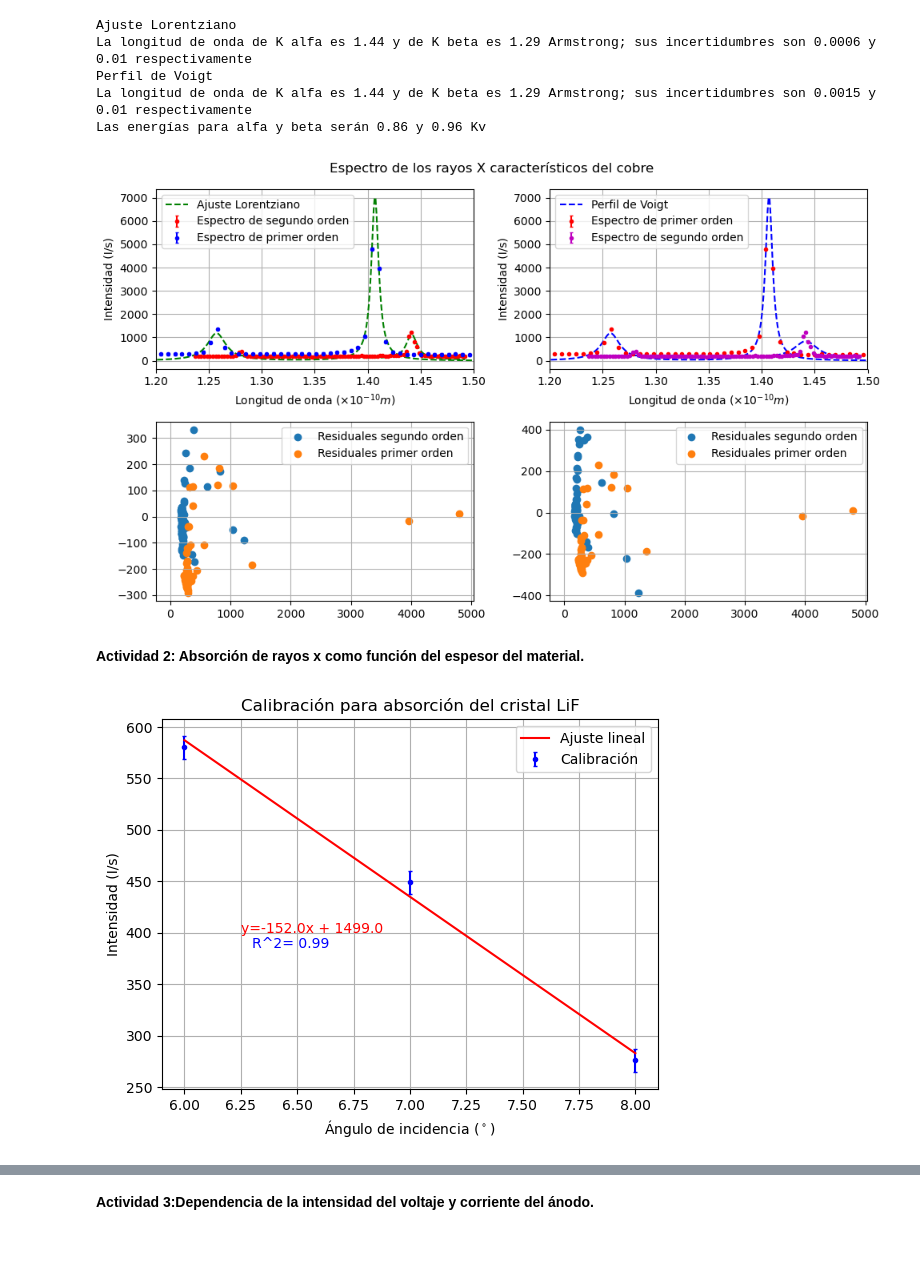
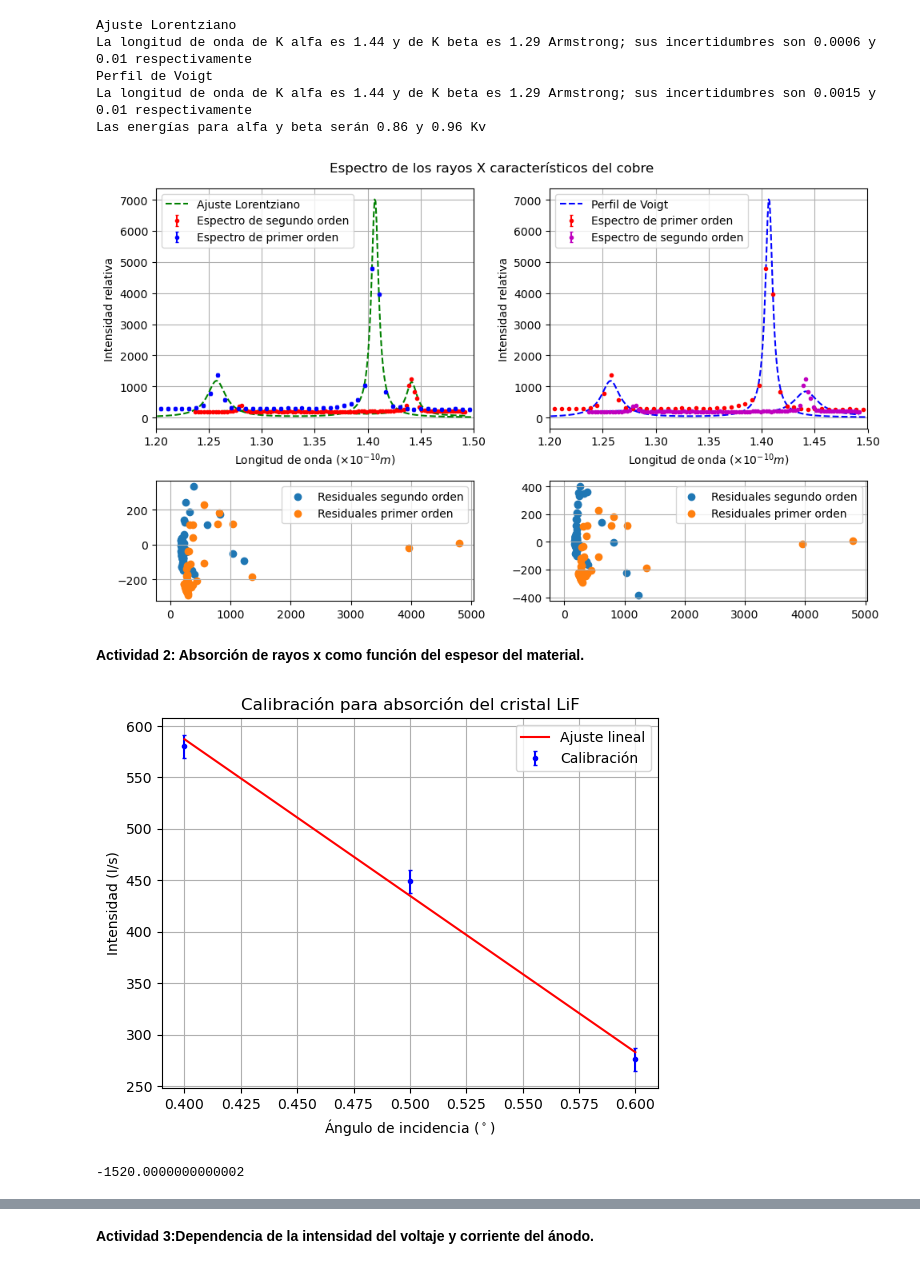
Before and after one commit to ccuellarn/Laboratorio-Intermedio---Pr-cticas20242, a Jupyter notebook: Rayos X/Rayos X.ipynb, the cells around one changed output, grey strips where cells are left out. Cells and saved outputs as stored; diff of their text form; code cells hidden in the pictures.

Commit message:
Final actividad 1,2,3

```diff
--- a/Rayos X/Rayos X.ipynb
+++ b/Rayos X/Rayos X.ipynb
@@ -237,13 +237,13 @@ La longitud de onda de K alfa es 1.44 y de K beta es 1.29 Armstrong; sus incerti
 Las energías para alfa y beta serán 0.86 y 0.96 Kv
 # %%
 #Gráfico
-fig = plt.figure(figsize = (10, 6))
+fig, axis = plt.subplots(2,2, figsize = (10, 6), gridspec_kw = {"height_ratios":[2, 1]})
+ax1 = axis[0, 0]
+ax2 = axis[0, 1]
+ax3 = axis[1, 0]
+ax4 = axis[1, 1]
+
 fig.suptitle('Espectro de los rayos X característicos del cobre')
-ax1 = fig.add_subplot(221)
-ax2 = fig.add_subplot(222)
-#Plots de residuos
-ax3 = fig.add_subplot(223)
-ax4 = fig.add_subplot(224)
 
 ax1.errorbar(x2,y2,color='r',label=r'Espectro de segundo orden',fmt='.',capsize=1.5,yerr=np.sqrt(errora2[0]+errorb2[0]))
 ax1.plot(x1_2,Lorentzian(x1_2,hb2,x0b2,Wb2)+Lorentzian(x1_2,ha2,x0a2,Wa2),'--',color='g', label=r'Ajuste Lorentziano')
@@ -251,43 +251,47 @@ ax1.errorbar(x,y,color='b',label=r'Espectro de primer orden',fmt='.',capsize=1.5
 ax1.plot(x1_,Lorentzian(x1_,hb,x0b,Wb)+Lorentzian(x1_,ha,x0a,Wa),'--',color='g')
 ax1.set_xlim(1.2,1.5)
 ax1.set_xlabel(r"Longitud de onda $(\times 10^{-10}m)$")
-ax1.set_ylabel('Intensidad (I/s)')
+ax1.set_ylabel('Intensidad relativa')
 ax1.grid()
 ax1.legend()
 
 
 ax2.errorbar(x,y,color='r',label=r'Espectro de primer orden',fmt='.',capsize=1.5,yerr=np.sqrt(errorva[0]+errorvaa[0]+errorvb[0]))
 ax2.plot(x1_,Voigt(x1_,amplitude_fitb, center_fitb, sigma_fitb, gamma_fitb)+Voigt(x1_,amplitude_fita, center_fita, sigma_fita, gamma_fita),'--',color='b', label=r'Perfil de Voigt')
 ax2.errorbar(x2,y2,color='m',label=r'Espectro de segundo orden',fmt='.',capsize=1.5,yerr=np.sqrt(errorva2[0]+errorvb2[0]))
 ax2.plot(x1_2,Voigt(x1_2,amplitude_fitb2, center_fitb2, sigma_fitb2, gamma_fitb2)+Voigt(x1_2,amplitude_fita2, center_fita2, sigma_fita2, gamma_fita2),'--',color='b')
 ax2.set_xlim(1.2,1.5)
 ax2.set_xlabel(r"Longitud de onda $(\times 10^{-10}m)$")
-ax2.set_ylabel('Intensidad (I/s)')
+ax2.set_ylabel('Intensidad relativa')
 ax2.grid()
 ax2.legend()
 
 ax3.scatter(y2,rL2,label = 'Residuales segundo orden')
 ax3.scatter(y,rL,label = 'Residuales primer orden')
 ax3.plot(x,np.zeros_like(x),color='r')
 ax3.grid()
 ax3.legend()
 
 ax4.scatter(y2,rV2,label = 'Residuales segundo orden')
 ax4.scatter(y,rV,label = 'Residuales primer orden')
 ax4.plot(x,np.zeros_like(y),color='r')
 ax4.grid()
 ax4.legend()
 
 fig.tight_layout()
+#plt.savefig('Actividad 1')
 # %% [output]
-[figure, old version]
+[figure, new version]
 # %% [markdown]
 **Actividad 2: Absorción de rayos x como función del espesor del material.**
 # %%
+x_3 = []
+for i in range(0,9):
+    x_3.append(round(2*dZn*(np.sin(np.radians(Data1A2['Ang'][i]))),1))
 #Calibración de barrido sin material
 n = 1
-param1 = np.polyfit(Data1A2['Ang'][0:3], Data1A2['In'][0:3], n)
-x_ = np.linspace(min(Data1A2['Ang'][0:3]),max(Data1A2['Ang'][0:3]),10)
+param1 = np.polyfit(x_3[0:3], Data1A2['In'][0:3], n)
+x_ = np.linspace(min(x_3[0:3]),max(x_3[0:3]),10)
 ym1 = param1[0]*x_+param1[1]
 
 #Obtener medidas de incertidumbre
@@ -307,17 +311,19 @@ def Residuals(y,ym):
         e.append(y[i]-ym[i])
     return e
 
-plt.errorbar(Data1A2['Ang'][0:3], Data1A2['In'][0:3],yerr=np.sqrt(std),capsize=1.5,color='b',fmt='.', label='Calibración')
+plt.errorbar(x_3[0:3], Data1A2['In'][0:3],yerr=np.sqrt(std),capsize=1.5,color='b',fmt='.', label='Calibración')
 plt.plot(x_,ym1,color='r',label='Ajuste lineal')
 plt.title('Calibración para absorción del cristal LiF')
 plt.ylabel('Intensidad (I/s)')
 plt.xlabel(r'Ángulo de incidencia $(^\circ)$')
-plt.text(6.25, 400, 'y={}x + {}'.format(round(param1[0],2),round(param1[1],2)),color='r')
-plt.text(6.30,385,'R^2= {}'.format(round(GetR2(Data1A2['Ang'][0:3], Data1A2['In'][0:3]),2)),color='b')
+# plt.text(6.25, 400, 'y={}x + {}'.format(round(param1[0],2),round(param1[1],2)),color='r')
+# plt.text(6.30,385,'R^2= {}'.format(round(GetR2(x_3[0:3], Data1A2['In'][0:3]),2)),color='b')
 plt.legend()
 plt.grid()
 plt.show()
+param1[0]
 # %% [output]
-[figure, old version]
+[figure, new version]
+-1520.0000000000002
 # %%
 #Graficar el logaritmo de I normalizada con la calibración contra espesor de material (se itera sobre cada longitud de onda)
```
Also changed, not shown: parts of 5 cells of this notebook.
